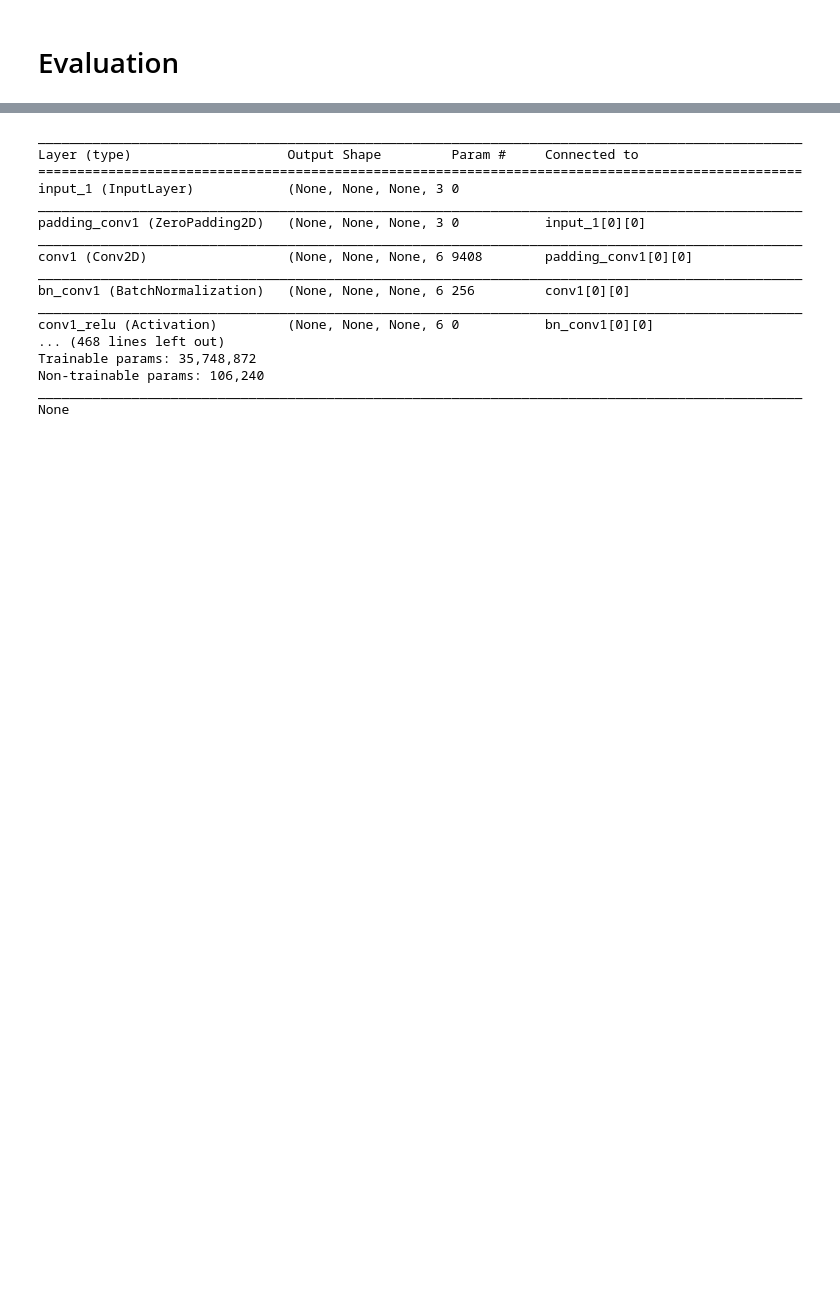
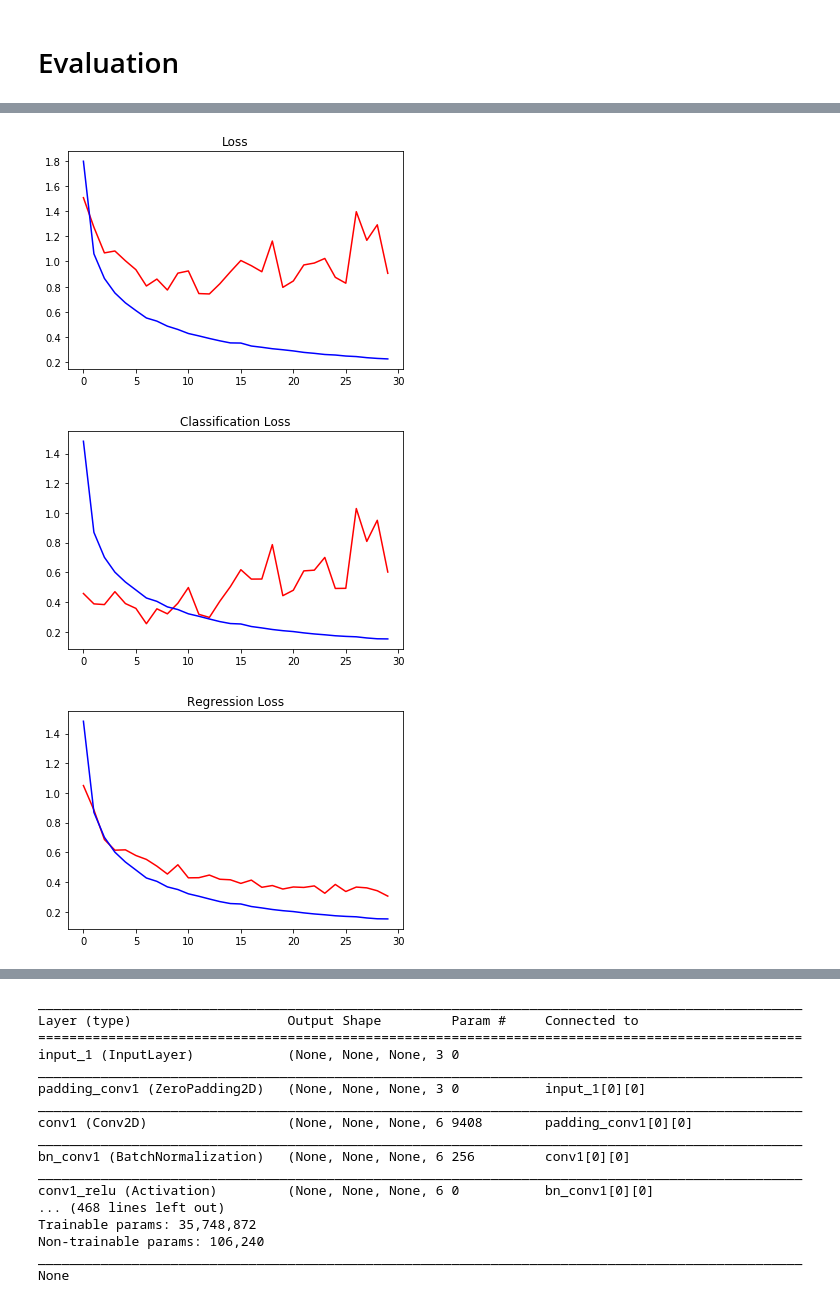
Before and after one commit to kylesyoon/Capstone-Project, a Jupyter notebook: evaluation.ipynb, the cells around one changed output, grey strips where cells are left out. Drawn from its saved outputs; the diff is of its cells as text; code cells hidden in the pictures; blank space fills up the shorter version.

```diff
--- a/evaluation.ipynb
+++ b/evaluation.ipynb
@@ -26,3 +20,0 @@ The autoreload extension is already loaded. To reload it, use:
-# %%
-with (open("history_30_5000.pkl", "rb")) as history_file:
-    history = pickle.load(history_file)
@@ -45,0 +27,38 @@ dict_keys(['val_loss', 'val_regression_loss', 'val_classification_loss', 'loss',
+# %%
+def plot_loss_history(history_path):
+    with (open(history_path, 'rb')) as file:
+        history = pickle.load(file)
+
+    # get the history file name for savefig
+    title, _ = os.path.splitext(history_path)
+
+    # validation losses
+    val_loss = history['val_loss']
+    val_regression_loss = history['val_regression_loss']
+    val_classification_loss = history['val_classification_loss']
+
+    # training losses
+    loss = history['loss']
+    regression_loss = history['regression_loss']
+    classification_loss = history['classification_loss']
+
+    plt.title('Loss')
+    plt.plot(val_loss, 'r', loss, 'b')
+    plt.savefig(title + '_loss.png')
+    plt.show()
+
+    plt.title('Classification Loss')
+    plt.plot(val_classification_loss, 'r', regression_loss, 'b')
+    plt.savefig(title + '_cl_loss.png')
+    plt.show()
+
+    plt.title('Regression Loss')
+    plt.plot(val_regression_loss, 'r', regression_loss, 'b')
+    plt.savefig(title + '_reg_loss.png')
+    plt.show()
+# %%
+plot_loss_history('history_30_5000.pkl')
+# %% [output]
+[figure, added]
+[figure, added]
+[figure, added]
```
Also changed, not shown: parts of 20 cells of this notebook, 14 other files.
